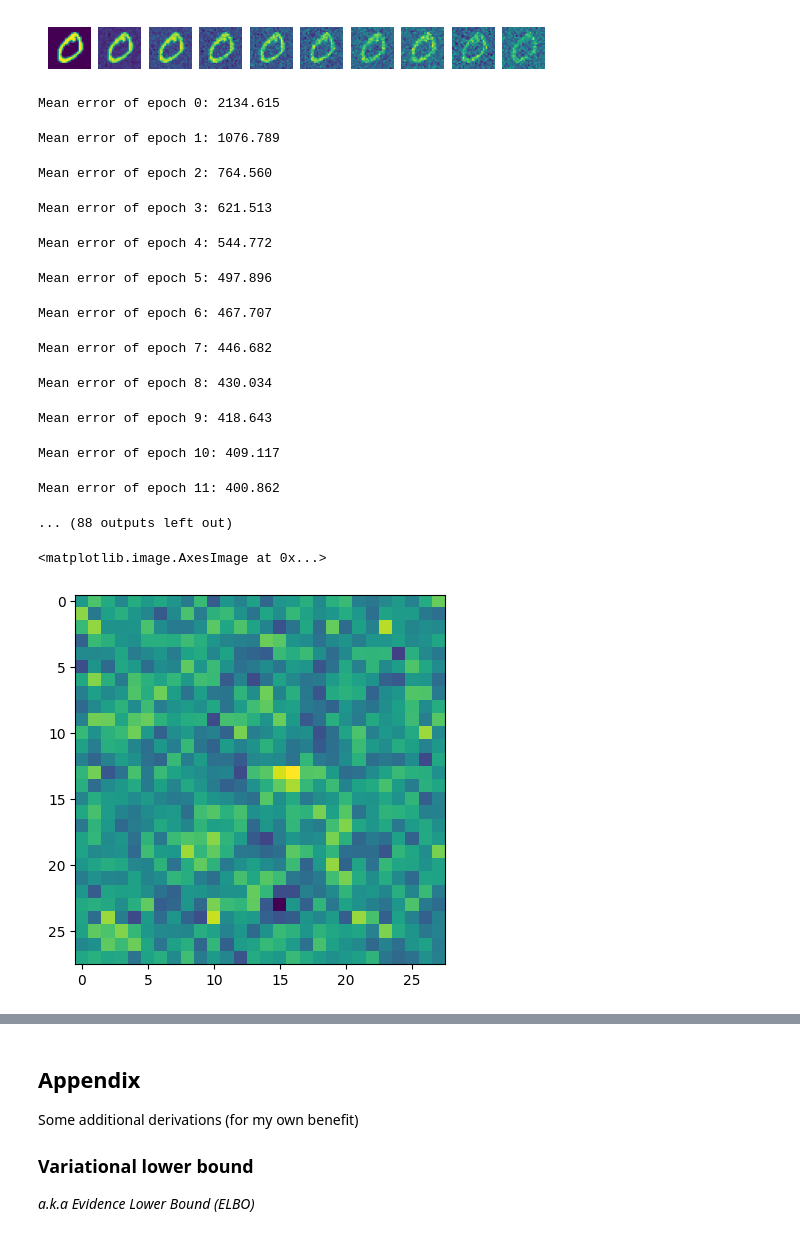
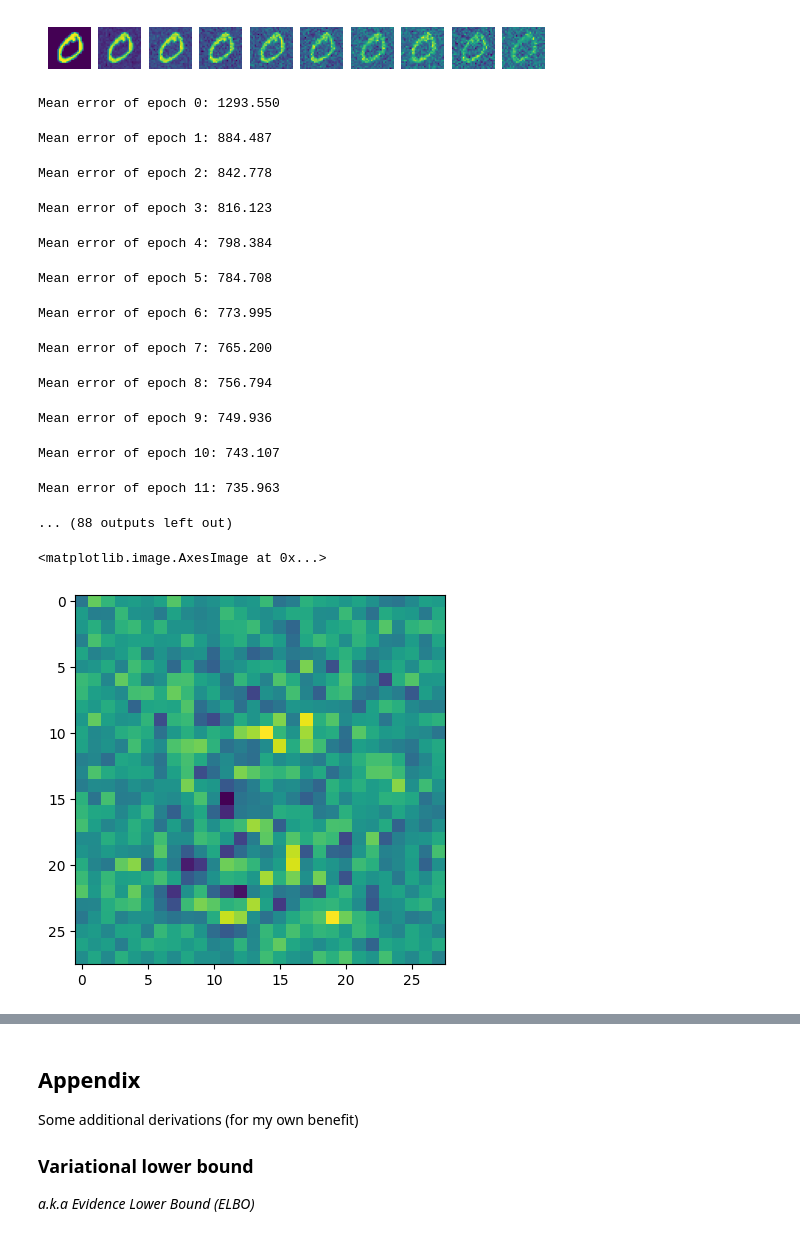
Before and after one commit to BenTenmann/brain-jar, a Jupyter notebook: ddpm.ipynb, the cells around one changed output, grey strips where cells are left out. Cells and saved outputs as stored; diff of their text form; code cells hidden in the pictures.

```diff
--- a/ddpm.ipynb
+++ b/ddpm.ipynb
@@ -104,13 +150,24 @@ for shape in [
 # %%
 T = 1000
-bt = jnp.linspace(1e-4, 0.02, num=T)
+min_b = 1e-4
+max_b = 0.02
+v = jnp.linspace(min_b, max_b, num=T)
+
+# bt = (v / max_b) ** 0.5 * v
+bt = v
 at = jnp.cumprod(1 - bt).reshape(-1, 1)
 r = rng
-p = p0
+p = pM0
 
 E = 500
 B = 1024
 X = X_train.reshape(len(X_train), -1)
+
+P = jnp.zeros(T) - jnp.log(T)
+sqat = jnp.sqrt(at)
+sqmat = jnp.sqrt(1 - at)
+
+Tenc = pos_enc(jnp.arange(0, T), 4)
 for e in range(E):
     r, r0 = jax.random.split(r)
     ix = get_batch_indices(r0, len(X_train), B)
@@ -119,40 +176,49 @@ for e in range(E):
     for i in tqdm.tqdm(ix, desc=f"Epoch {e}"):
         r, r0, r1, r2 = jax.random.split(r, 4)
 
-        t = jax.random.categorical(r0, jnp.zeros(T) - jnp.log(T), shape=i.shape)
+        t = jax.random.categorical(r0, P, shape=i.shape)
         X_ = X[i]
         eps = jax.random.normal(r2, X_.shape)
-        X_t = jnp.sqrt(at[t]) * X_ + jnp.sqrt(1 - at[t]) * eps
+        X_t = sqat[t] * X_ + sqmat[t] * eps
 
         p, l = train_step(
             p,
-            jnp.hstack((X_t, pos_enc(t, 4))),
-            # X_t,
+            jnp.hstack((X_t, Tenc[t])),
             eps,
-            eta=1e-3
+            eta=3e-3
         )
         L += l
     print(f"Mean error of epoch {e}: {(L / len(ix)).item():.3f}")
 # %% [output]
-Mean error of epoch 0: 2134.615
+Mean error of epoch 0: 1293.550
-Mean error of epoch 1: 1076.789
+Mean error of epoch 1: 884.487
-Mean error of epoch 2: 764.560
+Mean error of epoch 2: 842.778
-Mean error of epoch 3: 621.513
+Mean error of epoch 3: 816.123
-Mean error of epoch 4: 544.772
+Mean error of epoch 4: 798.384
-Mean error of epoch 5: 497.896
+Mean error of epoch 5: 784.708
-Mean error of epoch 6: 467.707
+Mean error of epoch 6: 773.995
-Mean error of epoch 7: 446.682
+Mean error of epoch 7: 765.200
-Mean error of epoch 8: 430.034
+Mean error of epoch 8: 756.794
-Mean error of epoch 9: 418.643
+Mean error of epoch 9: 749.936
-Mean error of epoch 10: 409.117
+Mean error of epoch 10: 743.107
-Mean error of epoch 11: 400.862
+Mean error of epoch 11: 735.963
 ... (88 outputs left out)
 # %%
-I = jax.random.normal(rng, (1, 28 ** 2))
-for t_ in range(1, T + 1):
-    I = I - mlp(p, jnp.hstack((I, pos_enc(jnp.array([[T - t_]]), 4))))
+r = rng
+
+I = jax.random.normal(r, (1, 28 ** 2))
+for t_ in [*range(T)][::-1]:
+    r, r0 = jax.random.split(r)
+    z = jax.random.normal(r0, I.shape)
+    I = (
+        1 / jnp.sqrt(1 - bt[t_])
+        * (I - bt[t_] / jnp.sqrt(1 - at[t_][0]) * mlp(p, jnp.hstack((I, pos_enc(jnp.array([[t_]]), 4)))))
+        + jnp.sqrt(bt[t_]) * z * (t_ > 0)
+    )
+    if jnp.any(jnp.isnan(I) | ~jnp.isfinite(I)):
+        break
 
 plt.imshow(I.reshape(28, 28))
 # %% [output]
 <matplotlib.image.AxesImage at 0x...>
-[figure, old version]
+[figure, new version]
```
Also changed, not shown: parts of 4 cells of this notebook.
